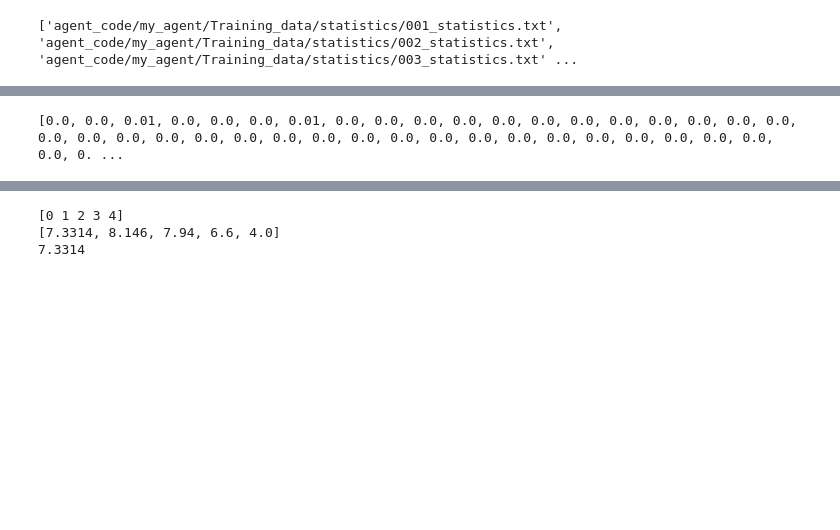
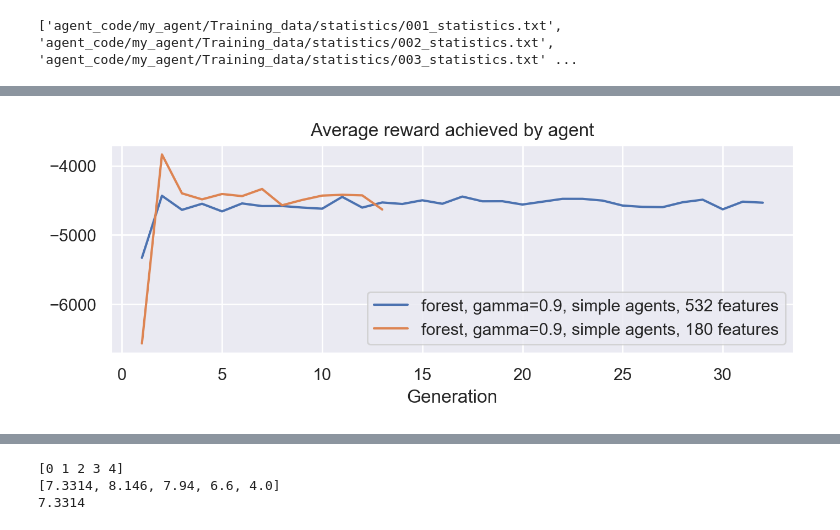
Before and after one commit to nessyht/FOML-Bomberman, a Jupyter notebook: Stat analysis.ipynb, the cells around one changed output, grey strips where cells are left out. Cells and saved outputs as stored; diff of their text form; code cells hidden in the pictures; blank space fills up the shorter version.

```diff
--- a/Stat analysis.ipynb
+++ b/Stat analysis.ipynb
@@ -107,7 +107,24 @@ plt.show()
-# %%
-print(y2)
-# %% [output]
-[0.0, 0.0, 0.01, 0.0, 0.0, 0.0, 0.01, 0.0, 0.0, 0.0, 0.0, 0.0, 0.0, 0.0, 0.0, 0.0, 0.0, 0.0, 0.0, 0.0, 0.0, 0.0, 0.0, 0.0, 0.0, 0.0, 0.0, 0.0, 0.0, 0.0, 0.0, 0.0, 0.0, 0.0, 0.0, 0.0, 0.0, 0.0, 0.0, 0. ...
+# %%
+#scores, survived, reward, time, steps
+plt.figure(figsize=(8,2.5),dpi=200)
+plt.title('Average reward achieved by agent')
+
+#x1, y1 = get_xy(reward1)
+#x2, y2 = get_xy(steps2)
+#x3, y3 = get_xy(reward3)
+x4, y4 = get_xy(reward4)
+x5, y5 = get_xy(reward5)
+
+plt.xlabel('Generation')
+#plt.plot(x1, y1, label=label1)
+#plt.plot(x2, y2, label=label2)
+#plt.plot(x3, y3, label=label3)
+plt.plot(x4, y4, label=label4)
+plt.plot(x5, y5, label=label5)
+plt.legend()
+plt.show()
+# %% [output]
+[figure, added]
 # %%
 #scores, survived, reward, time, steps
 plt.figure(figsize=(8,2.5),dpi=200)
```
Also changed, not shown: parts of 10 cells of this notebook, 12 other files.
